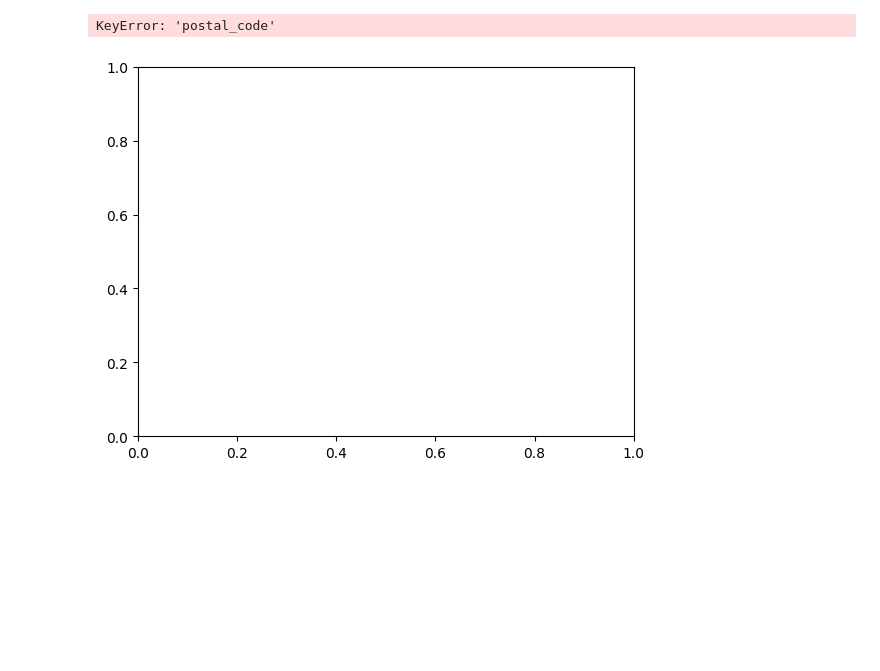
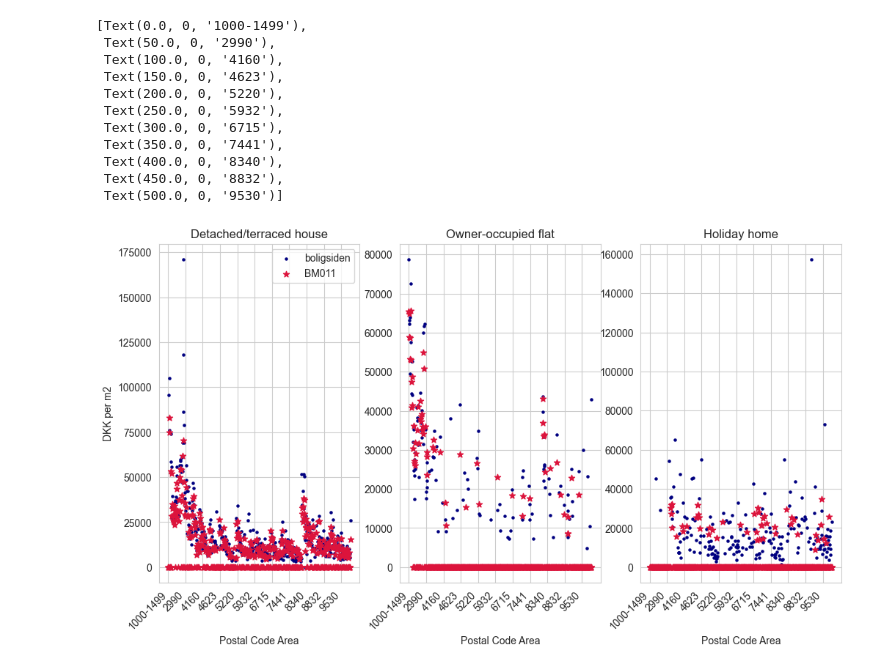
Before and after one commit to QiZhang777777/SODAS2023, a Jupyter notebook: EXAM/Data_validation.ipynb, the cells around one changed output. Cells and saved outputs as stored; diff of their text form; code cells hidden in the pictures; blank space fills up the shorter version.

```diff
--- a/EXAM/Data_validation.ipynb
+++ b/EXAM/Data_validation.ipynb
@@ -27,4 +29,7 @@ BM011 = BM011.drop([' .2','area_name'],axis=1)
 BM011 = BM011.replace('..',0)
 
 # Changing data type
-BM011 = BM011[['Detached/terraced house','Owner-occupied flat','Holiday home']].astype(float)
+BM011[['Detached/terraced house','Owner-occupied flat','Holiday home']] = BM011[['Detached/terraced house','Owner-occupied flat','Holiday home']].astype(float)
+BM011 = BM011.set_index('postal_code',drop=True)
+
+print(BM011.index)
@@ -84,10 +94,50 @@ See the caveats in the documentation: https://pandas.pydata.org/pandas-docs/stab
+# %%
+# Keep observations in BM011 in the same postal region of scraped data
+BM011_f = BM011.loc[pivot.index]
 # %%
 ## Plotting
-fig, ax = plt.subplots()
-# ['Detached/terraced house','Owner-occupied flat','Holiday home']
-ax.plot(BM011['postal_code'],BM011['Holiday home'],color='b',label='Holiday home')
+fig, axes = plt.subplots(nrows=1, ncols=3, figsize=(12, 6))
 
-plt.show()
+axes[0].set_facecolor('none')
+axes[1].set_facecolor('none')
+axes[2].set_facecolor('none')
+
+axes[0].scatter(pivot.index, pivot['Detached/terraced house'], marker='o', color='navy', label='boligsiden', s=5)
+axes[1].scatter(pivot.index, pivot['Owner-occupied flat'], marker='o', color='navy', label='Scrapped Data', s=5)
+axes[2].scatter(pivot.index, pivot['Holiday home'], marker='o', color='navy', label='Scrapped Data', s=5)
+
+axes[0].scatter(pivot.index, BM011_f['Detached/terraced house'], color='crimson', marker='*', label='BM011')
+axes[1].scatter(pivot.index, BM011_f['Owner-occupied flat'], marker='*', color='crimson')
+axes[2].scatter(pivot.index, BM011_f['Holiday home'], marker='*', color='crimson')
+
+axes[0].set_title('Detached/terraced house')
+axes[1].set_title('Owner-occupied flat')
+axes[2].set_title('Holiday home')
+
+axes[0].set_xlabel('Postal Code Area')
+axes[1].set_xlabel('Postal Code Area')
+axes[2].set_xlabel('Postal Code Area')
+
+axes[0].set_ylabel('DKK per m2')
+axes[0].legend()
+
+axes[0].set_xticks(pivot.index[::50])
+axes[1].set_xticks(pivot.index[::50])
+axes[2].set_xticks(pivot.index[::50])
+
+axes[0].set_xticklabels(pivot.index[::50], rotation=45, ha='right')
+axes[1].set_xticklabels(pivot.index[::50], rotation=45, ha='right')
+axes[2].set_xticklabels(pivot.index[::50], rotation=45, ha='right')
 # %% [output]
-KeyError: 'postal_code'
+[Text(0.0, 0, '1000-1499'),
+ Text(50.0, 0, '2990'),
+ Text(100.0, 0, '4160'),
+ Text(150.0, 0, '4623'),
+ Text(200.0, 0, '5220'),
+ Text(250.0, 0, '5932'),
+ Text(300.0, 0, '6715'),
+ Text(350.0, 0, '7441'),
+ Text(400.0, 0, '8340'),
+ Text(450.0, 0, '8832'),
+ Text(500.0, 0, '9530')]
-[figure, old version]
+[figure, new version]
```
Also changed, not shown: parts of 4 cells of this notebook, 2 other files.
